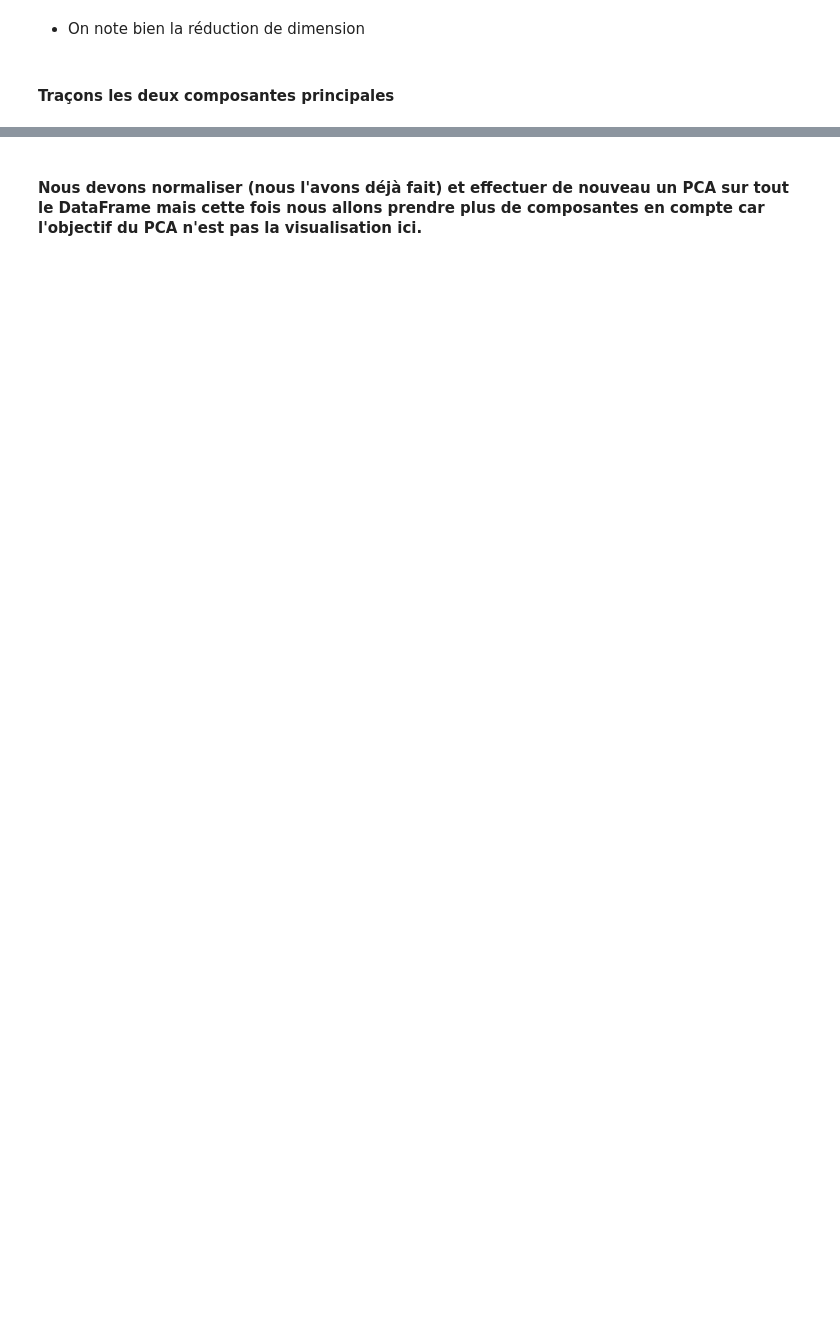
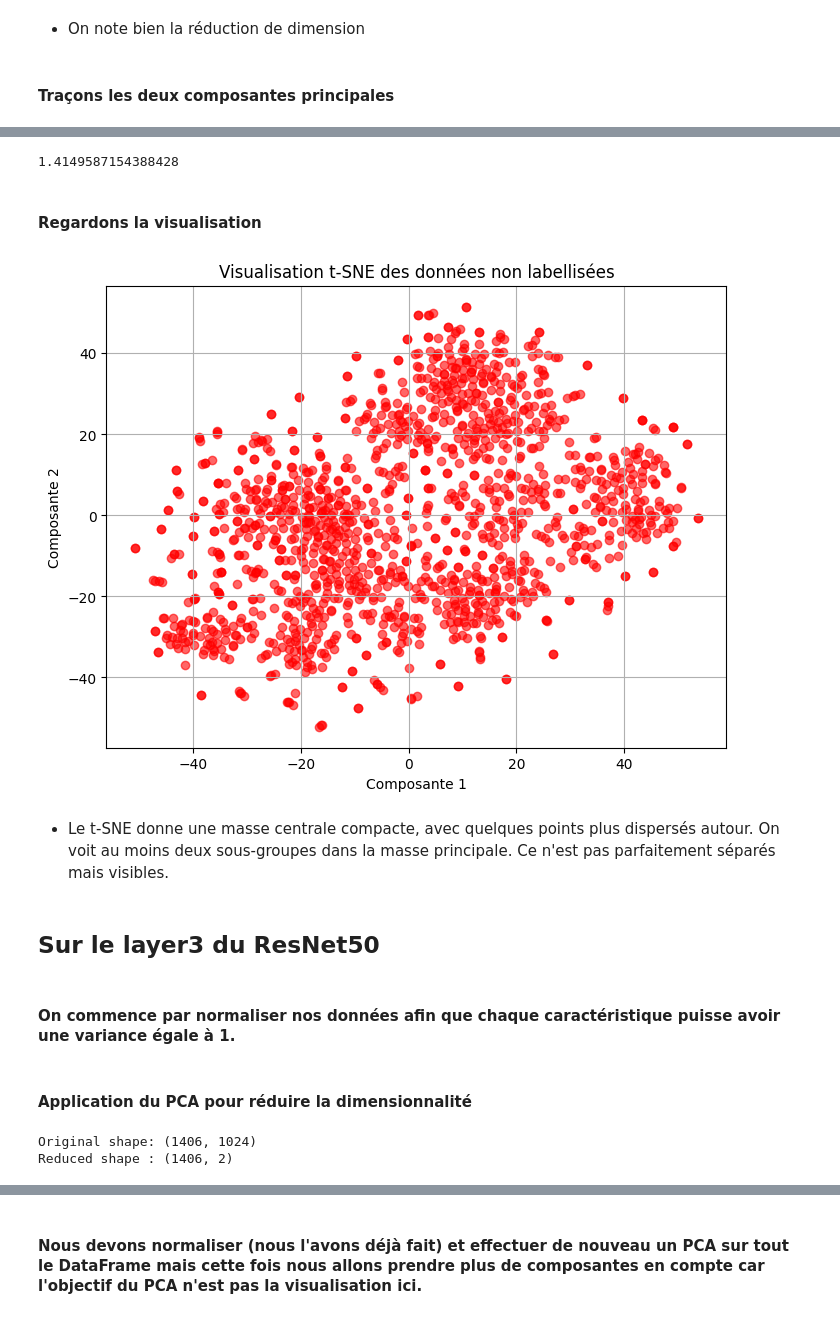
Before and after one commit to SCFlorian/Apprentissage_semi_supervise, a Jupyter notebook: notebooks/notebook_3_analyse_non_supervisee.ipynb, the cells around one changed output, grey strips where cells are left out. Drawn from its saved outputs; the diff is of its cells as text; code cells hidden in the pictures; blank space fills up the shorter version.

```diff
--- a/notebooks/notebook_3_analyse_non_supervisee.ipynb
+++ b/notebooks/notebook_3_analyse_non_supervisee.ipynb
@@ -163,0 +161,24 @@ plt.show()
+# %%
+tsne = TSNE(n_components = 2, random_state=42)
+X_tsne = tsne.fit_transform(X_scaled_unlabeled_TSNE)
+tsne.kl_divergence_ # t-SNE minimise une perte appelée KL divergence / C’est la valeur finale de la fonction de perte que t-SNE essaie de minimiser
+# %% [output]
+1.4149587154388428
+# %% [markdown]
+#### Regardons la visualisation
+# %%
+plt.figure(figsize=(8, 6))
+plt.scatter(X_tsne[:, 0], X_tsne[:, 1], alpha=0.6, color="red")
+plt.title("Visualisation t-SNE des données non labellisées")
+plt.xlabel("Composante 1")
+plt.ylabel("Composante 2")
+plt.grid(True)
+plt.show()
+# %% [output]
+[figure, added]
+# %% [markdown]
+* Le t-SNE donne une masse centrale compacte, avec quelques points plus dispersés autour. On voit au moins deux sous-groupes dans la masse principale. Ce n'est pas parfaitement séparés mais visibles.
+# %% [markdown]
+## Sur le layer3 du ResNet50
+# %% [markdown]
+#### On commence par normaliser nos données afin que chaque caractéristique puisse avoir une variance égale à 1.
@@ -163,0 +191,12 @@ plt.show()
+# %% [markdown]
+#### Application du PCA pour réduire la dimensionnalité
+# %%
+pca = PCA(n_components=2) # nombre de composantes principales que nous voulons afficher
+pca.fit(X_scaled_unlabeled_layer_PCA) # on fait tourner notre PCA
+
+X_pca_unlabeled_layer = pca.transform(X_scaled_unlabeled_layer_PCA)
+print("Original shape: {}".format(str(X_scaled_unlabeled_layer_PCA.shape)))
+print("Reduced shape : {}".format(str(X_pca_unlabeled_layer.shape)))
+# %% [output]
+Original shape: (1406, 1024)
+Reduced shape : (1406, 2)
```
Also changed, not shown: parts of 61 cells of this notebook, 1 other file.
